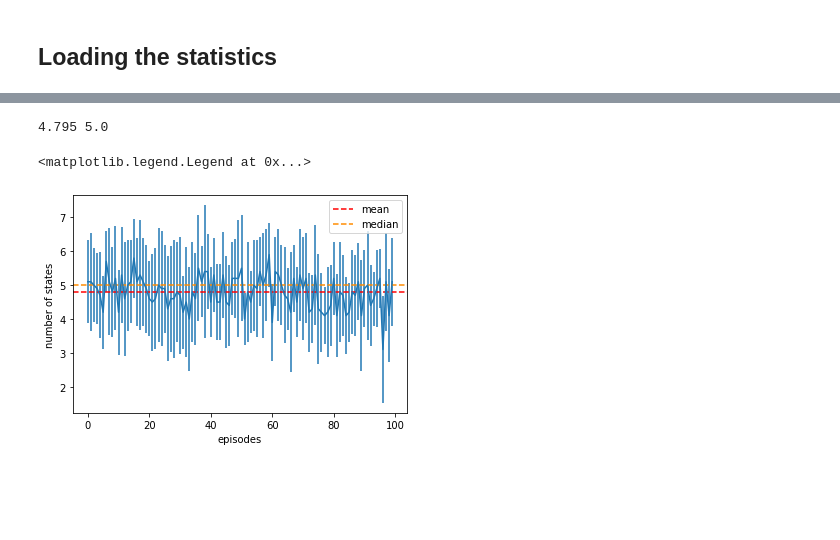
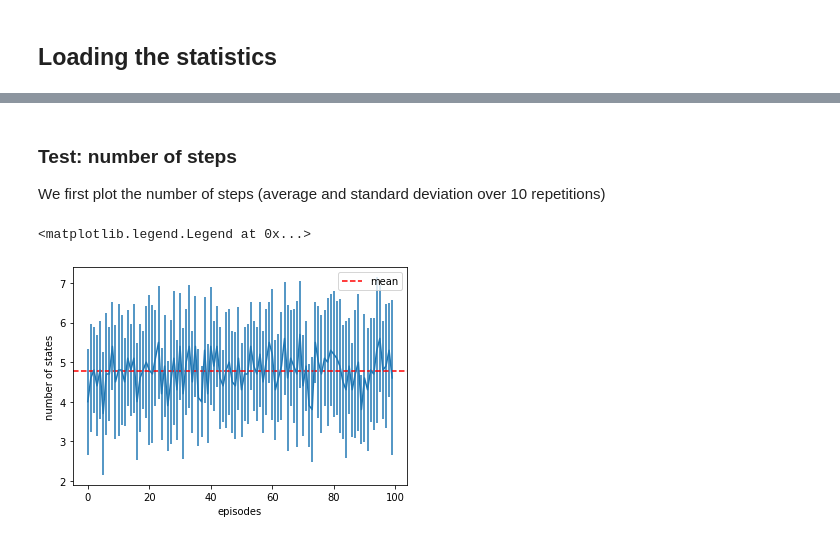
Before and after one commit to FMZennaro/CTF-SQL, a Jupyter notebook: Simulation1_1 - Analysis.ipynb, the cells around one changed output, grey strips where cells are left out. Cells and saved outputs as stored; diff of their text form; code cells hidden in the pictures; blank space fills up the shorter version.

```diff
--- a/Simulation1_1 - Analysis.ipynb
+++ b/Simulation1_1 - Analysis.ipynb
@@ -34,5 +34,5 @@ query_reward = -1
 # %% [markdown]
 ## Loading the statistics
 # %%
-train_data = joblib.load('ignore_simul1_traindata_20210225215819702347.pkl')
-test_data = joblib.load('ignore_simul1_testdata_20210225215819702347.pkl')
+train_data = joblib.load('ignore_simul1_traindata_20210217232217657942.pkl')
+test_data = joblib.load('ignore_simul1_testdata_20210217232217657942.pkl')
@@ -48,12 +87,13 @@ Text(0, 0.5, 'number of states')
+# %% [markdown]
+### Test: number of steps
+
+We first plot the number of steps (average and standard deviation over 10 repetitions)
 # %%
 plt.errorbar(range(n_episodes_test),np.mean(test_data[:,0,:],axis=0),yerr=np.std(test_data[:,0,:],axis=0))
 plt.xlabel('episodes')
 plt.ylabel('number of states')
 plt.axhline(np.mean(test_data[:,0,:]),c='red',ls='--',label='mean')
-plt.axhline(np.median(test_data[:,0,:]),c='darkorange',ls='--',label='median')
-print(np.mean(test_data[:,0,:]), np.median(test_data[:,0,:]))
 plt.legend()
 # %% [output]
-4.795 5.0
+<matplotlib.legend.Legend at 0x...>
-<matplotlib.legend.Legend at 0x...>
-[figure, old version]
+[figure, new version]
```
Also changed, not shown: parts of 19 cells of this notebook.
